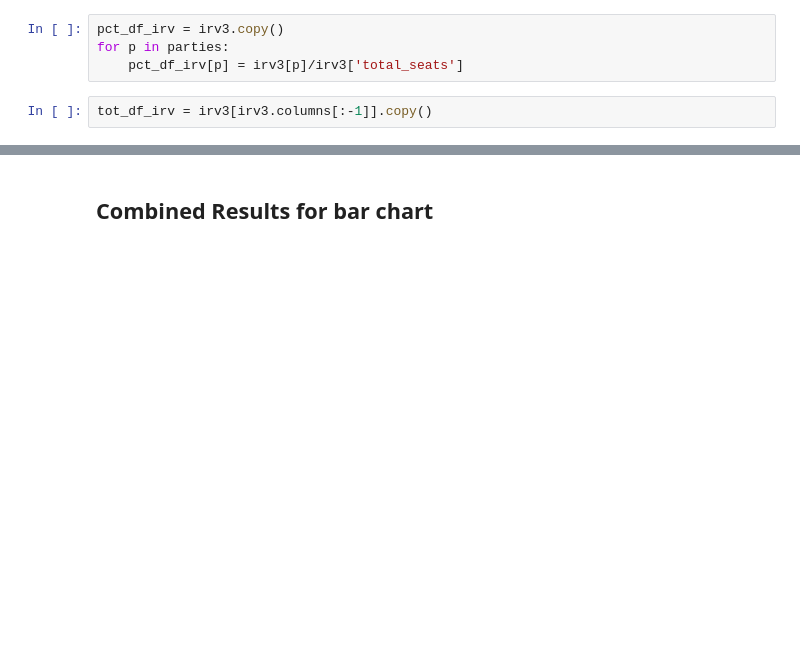
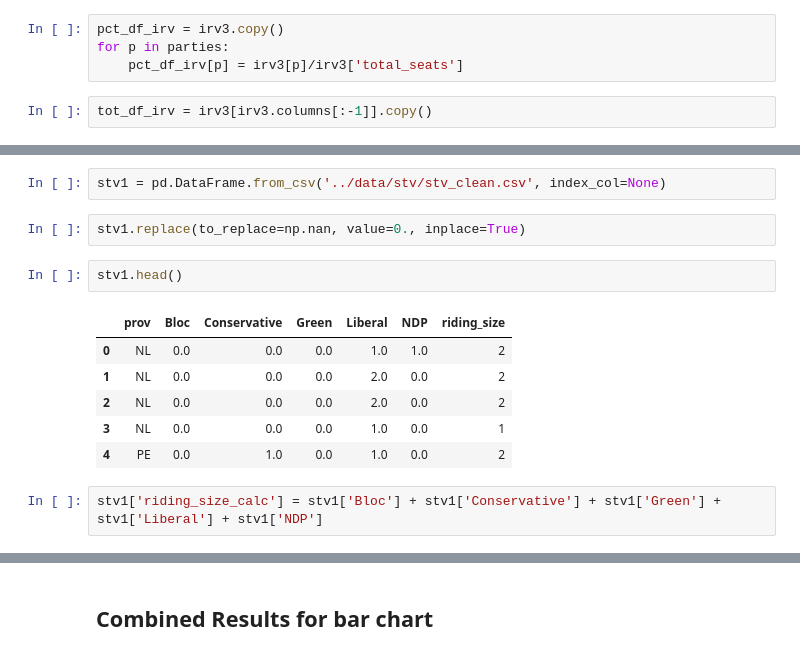
Before and after one commit to smcmurtry/electoral_reform, a Jupyter notebook: python/data_munging.ipynb, the cells around one changed output, grey strips where cells are left out. Drawn from its saved outputs; the diff is of its cells as text; blank space fills up the shorter version.

```diff
--- a/python/data_munging.ipynb
+++ b/python/data_munging.ipynb
@@ -404,0 +425,15 @@ tot_df_irv = irv3[irv3.columns[:-1]].copy()
+# %%
+stv1 = pd.DataFrame.from_csv('../data/stv/stv_clean.csv', index_col=None)
+# %%
+stv1.replace(to_replace=np.nan, value=0., inplace=True)
+# %%
+stv1.head()
+# %% [output]
+|  | prov | Bloc | Conservative | Green | Liberal | NDP | riding_size |
+| 0 | NL | 0.0 | 0.0 | 0.0 | 1.0 | 1.0 | 2 |
+| 1 | NL | 0.0 | 0.0 | 0.0 | 2.0 | 0.0 | 2 |
+| 2 | NL | 0.0 | 0.0 | 0.0 | 2.0 | 0.0 | 2 |
+| 3 | NL | 0.0 | 0.0 | 0.0 | 1.0 | 0.0 | 1 |
+| 4 | PE | 0.0 | 1.0 | 0.0 | 1.0 | 0.0 | 2 |
+# %%
+stv1['riding_size_calc'] = stv1['Bloc'] + stv1['Conservative'] + stv1['Green'] + stv1['Liberal'] + stv1['NDP']
```
Also changed, not shown: parts of 12 cells of this notebook, 5 other files.
